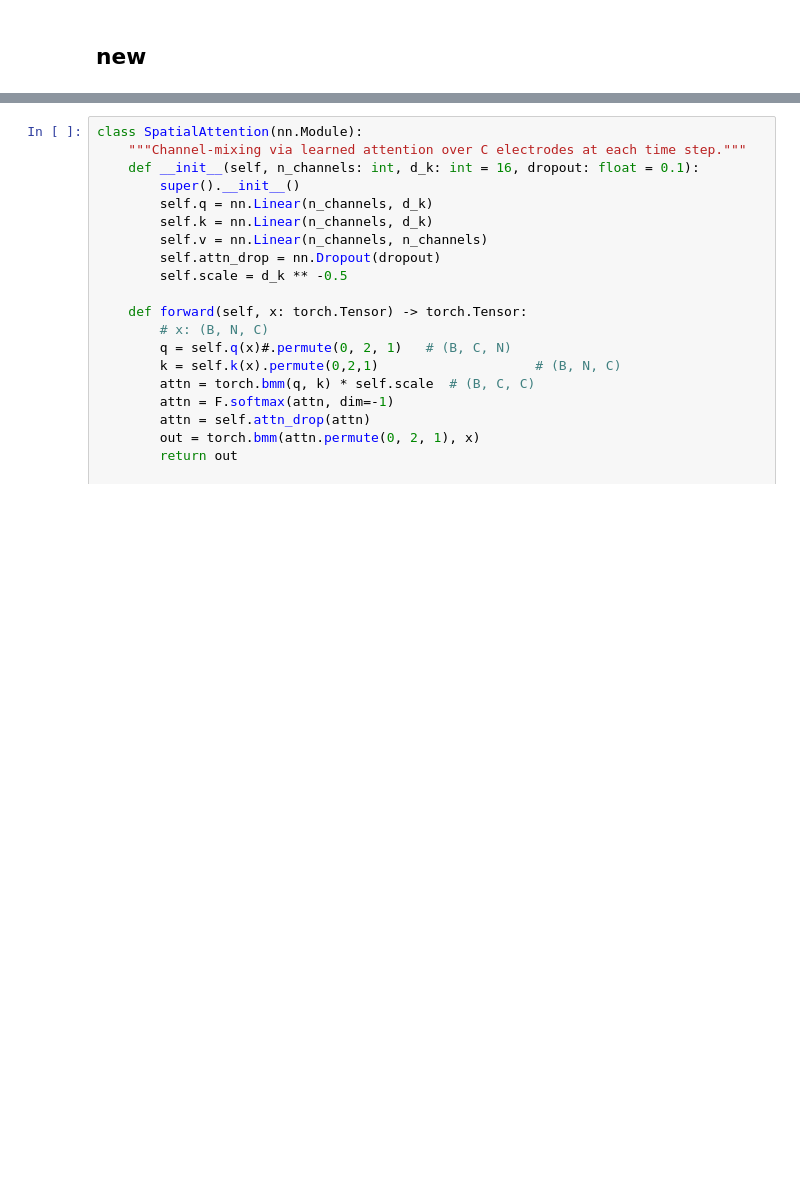
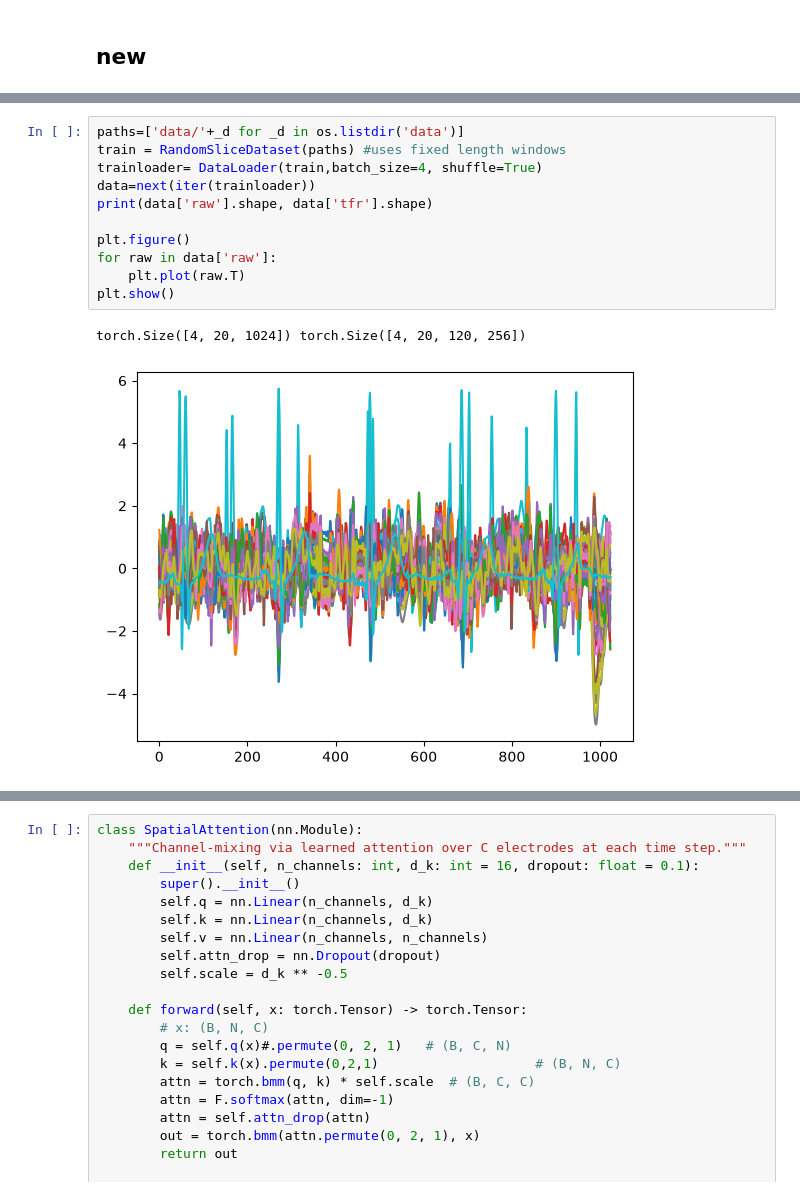
Before and after one commit to brouser2001/eeg-deeplearning, a Jupyter notebook: test.ipynb, the cells around one changed output, grey strips where cells are left out. Cells and saved outputs as stored; diff of their text form; blank space fills up the shorter version.

```diff
--- a/test.ipynb
+++ b/test.ipynb
@@ -554,0 +435,14 @@ d,l=dataset[0]
+# %%
+paths=['data/'+_d for _d in os.listdir('data')]
+train = RandomSliceDataset(paths) #uses fixed length windows
+trainloader= DataLoader(train,batch_size=4, shuffle=True)
+data=next(iter(trainloader))
+print(data['raw'].shape, data['tfr'].shape)
+
+plt.figure()
+for raw in data['raw']:
+    plt.plot(raw.T)
+plt.show()
+# %% [output]
+torch.Size([4, 20, 1024]) torch.Size([4, 20, 120, 256])
+[figure, added]
```
Also changed, not shown: parts of 18 cells of this notebook, 1 other file.
